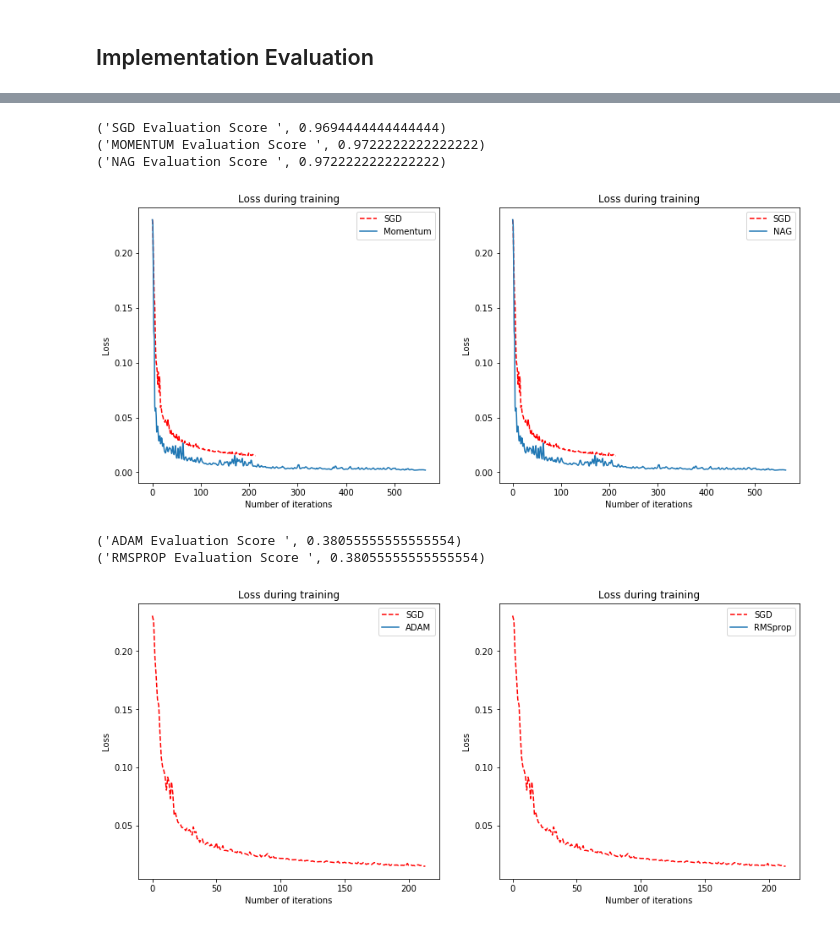
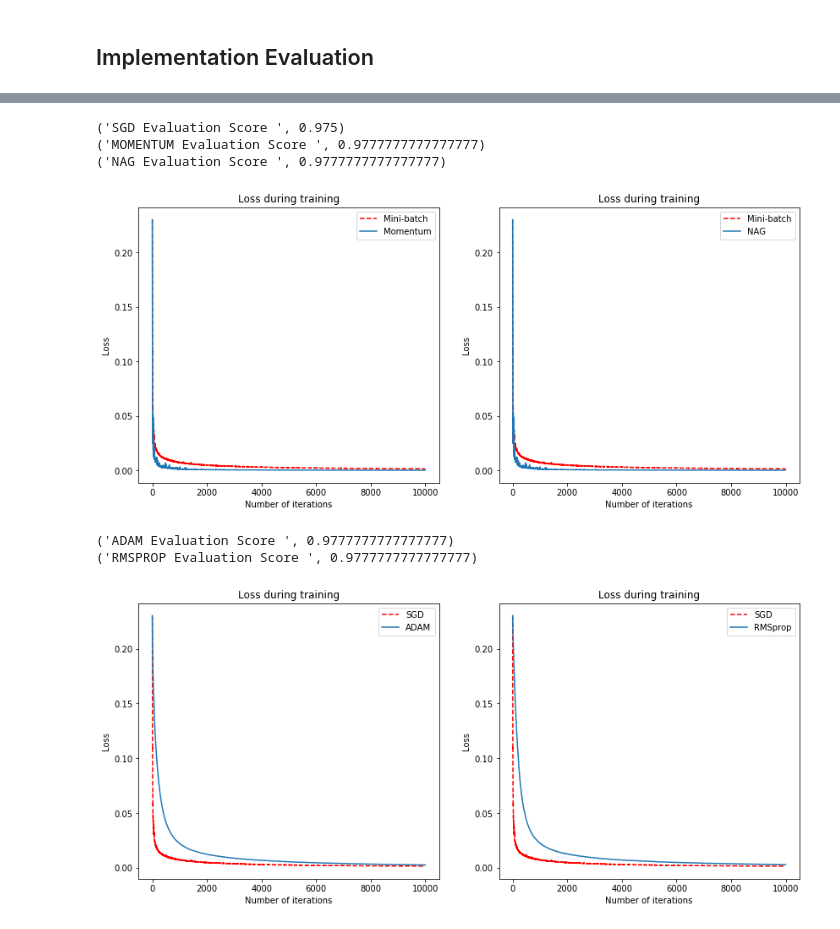
Before and after one commit to bamtak/momentum-in-ml, a Jupyter notebook: Momentum in ML.ipynb, the cells around one changed output, grey strips where cells are left out. Cells and saved outputs as stored; diff of their text form; code cells hidden in the pictures.

```diff
--- a/Momentum in ML.ipynb
+++ b/Momentum in ML.ipynb
@@ -99,7 +99,7 @@ class MultiClassLogisticRegression:
             gradient = self.compute_grad(X_batch, y_batch, w)
             update = optimizer.optimize(gradient)
             self.weights -= update
-            if np.abs(update).max() < self.thres: break
+#             if np.abs(update).max() < self.thres: break
             if i % 1000 == 0 and verbose:
                 print(' Training Accuray at {} iterations is {}'.format(i, self.evaluate_(X, y)))
             i +=1
@@ -188,22 +188,22 @@ plot(np.arange(len(lr.loss)), lr.loss, lr_rms.loss, 122, 'SGD', 'RMSprop')
 # %%
 from sklearn import datasets
 import matplotlib.pyplot as plt
 
 X, y = datasets.load_digits(return_X_y=True)
 X_train, X_test, y_train, y_test = train_test_split(X, y, test_size=0.2)
 
 lr = train_model(X_train, X_test, y_train, y_test)
 lr_moment = train_model(X_train, X_test, y_train, y_test, optimizer='momentum')
 lr_nag = train_model(X_train, X_test, y_train, y_test, optimizer='nag')
 
 fig = plt.figure(figsize=(14,6))
-plot(np.arange(len(lr.loss)), lr.loss, lr_moment.loss, 121, 'SGD', 'Momentum')
-plot(np.arange(len(lr.loss)), lr.loss, lr_nag.loss, 122, 'SGD', 'NAG')
+plot(np.arange(len(lr.loss)), lr.loss, lr_moment.loss, 121, 'Mini-batch', 'Momentum')
+plot(np.arange(len(lr.loss)), lr.loss, lr_nag.loss, 122, 'Mini-batch', 'NAG')
 # %% [output]
-('SGD Evaluation Score ', 0.9694444444444444)
-('MOMENTUM Evaluation Score ', 0.9722222222222222)
-('NAG Evaluation Score ', 0.9722222222222222)
+('SGD Evaluation Score ', 0.975)
+('MOMENTUM Evaluation Score ', 0.9777777777777777)
+('NAG Evaluation Score ', 0.9777777777777777)
-[figure, old version]
+[figure, new version]
 # %%
 lr_adam = train_model(X_train, X_test, y_train, y_test, optimizer='adam')
 lr_rms = train_model(X_train, X_test, y_train, y_test, optimizer='rmsprop')
@@ -212,8 +212,8 @@ fig = plt.figure(figsize=(14,6))
 plot(np.arange(len(lr.loss)), lr.loss, lr_adam.loss, 121, 'SGD', 'ADAM')
 plot(np.arange(len(lr.loss)), lr.loss, lr_rms.loss, 122, 'SGD', 'RMSprop')
 # %% [output]
-('ADAM Evaluation Score ', 0.38055555555555554)
-('RMSPROP Evaluation Score ', 0.38055555555555554)
+('ADAM Evaluation Score ', 0.9777777777777777)
+('RMSPROP Evaluation Score ', 0.9777777777777777)
-[figure, old version]
+[figure, new version]
 # %%
 lr_adam = train_model(X_train, X_test, y_train, y_test, optimizer='adam', lr=0.001)
```
Also changed, not shown: parts of 3 cells of this notebook.
